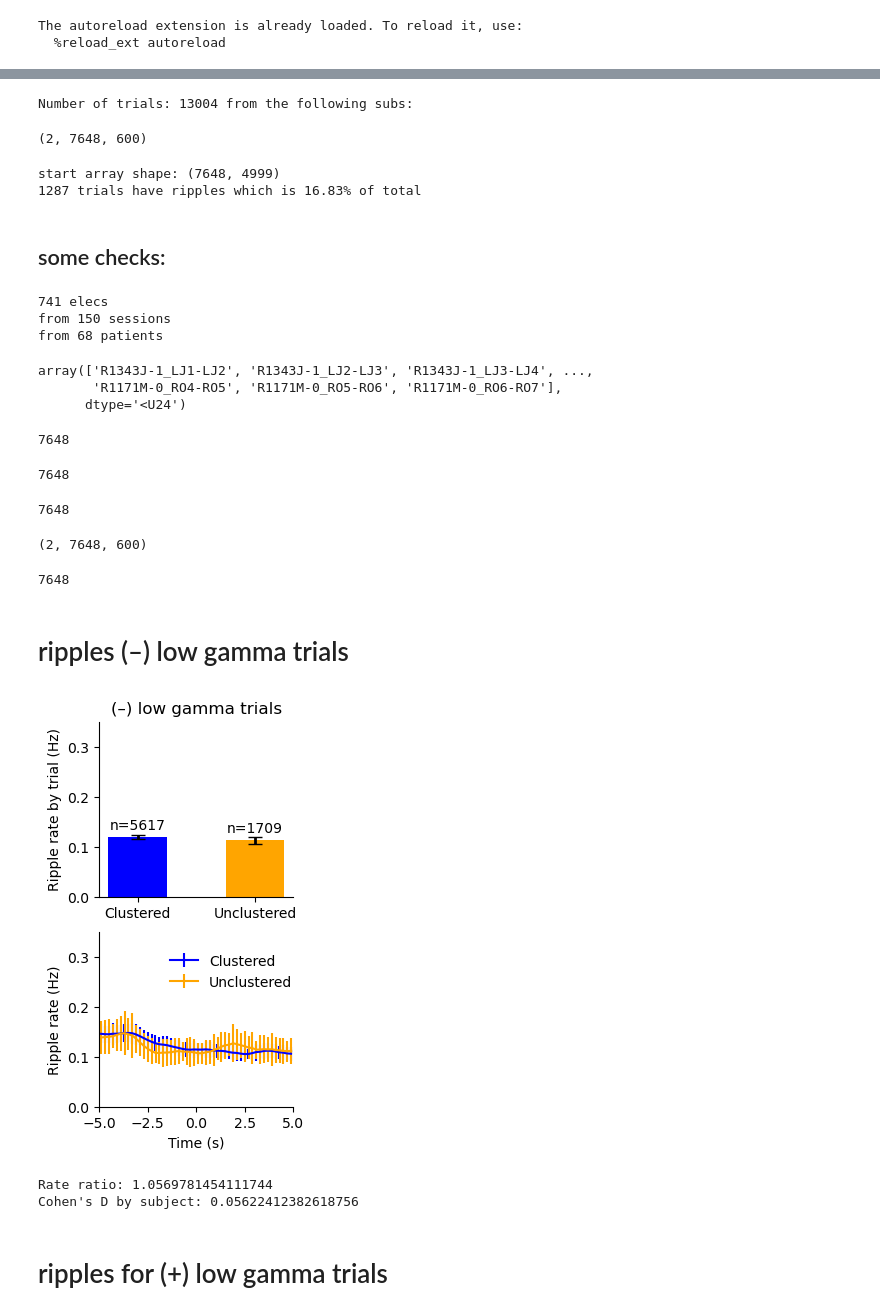
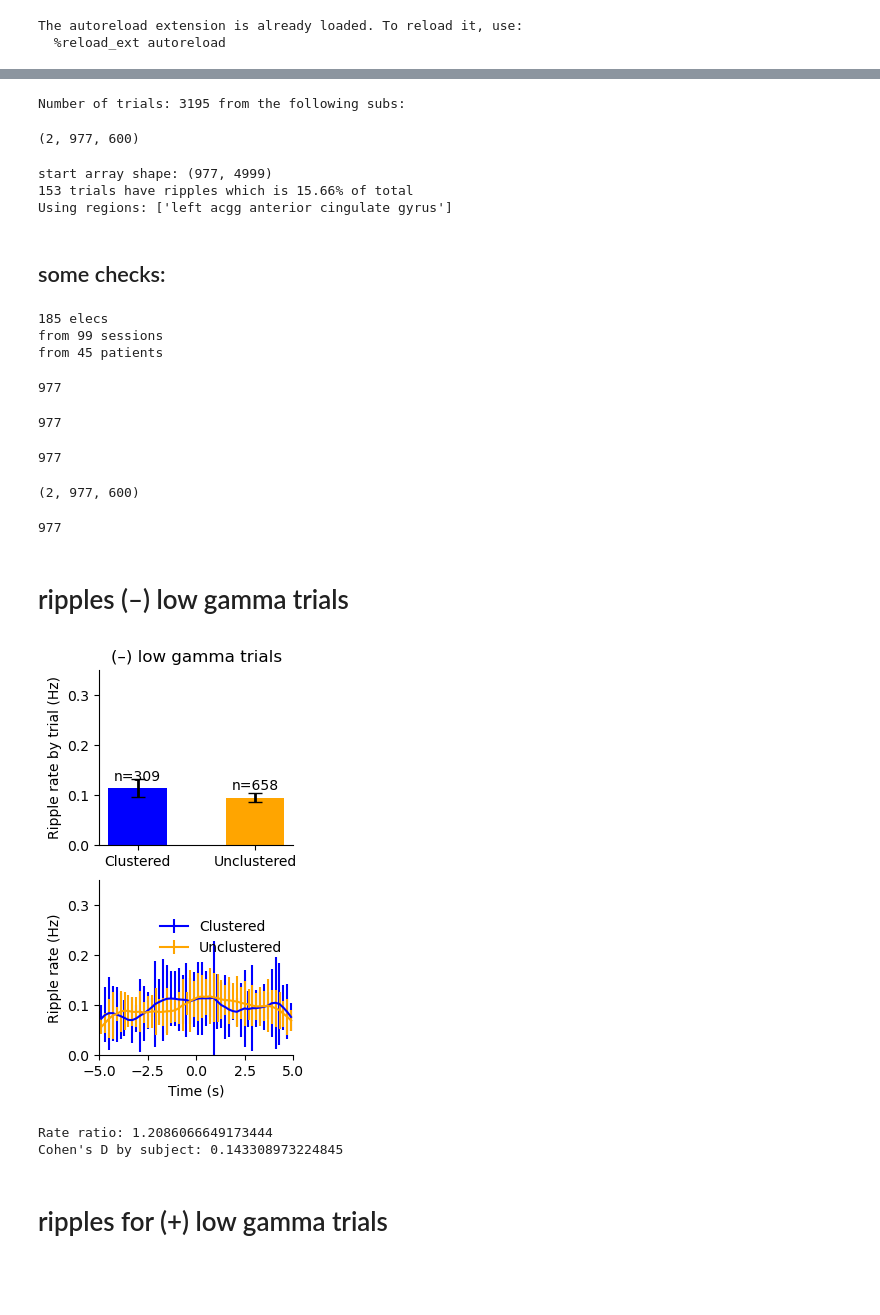
Before and after one commit to jjsakon/SWRrefactored, a Jupyter notebook: code/rippleByGammaThetaPlots.ipynb, the cells around one changed output, grey strips where cells are left out. Cells and saved outputs as stored; diff of their text form; code cells hidden in the pictures; blank space fills up the shorter version.

Commit message:
2024-10-24 updated code to select subregions at ipynb level

```diff
--- a/code/rippleByGammaThetaPlots.ipynb
+++ b/code/rippleByGammaThetaPlots.ipynb
@@ -45,7 +45,10 @@ The autoreload extension is already loaded. To reload it, use:
 # %%
 # for now the plotting code only works with one region at a time
 region_name = ['ACC_OF'] # ['ENT'] # ['AMY'] ['HPC'] ['ACC_OF']
-subregion = ['ca1'] #['ca1'] # can use [''] to select ALL subregions
+subregion = ['acgg']
+# [''] for all subregions
+# HPC: ['ca1'],['dg'],
+# FC: ['acgg'],['org'],['mfc'],['gre']
 task = 'catFR1' # 'catFR1'
 savePath = f'{base}/figures/'
 
@@ -64,7 +69,7 @@ load_anew = 0 # load power_z anew without saving or loading from previous runs
 for encoding_mode in encoding_mode_arr:
 
     dd_trials = load_data_np(encoding_mode,task,
-        region_name=region_name, train_only=False, subregion=subregion)
+        region_name=region_name, train_only=False) #, subregion=['']) stop including subregion since I now select it below
 
     region_str = region_name[0]
     subregion_str = subregion[0]
@@ -178,7 +161,7 @@ array(['R1041M', 'R1045E', 'R1061T', 'R1074M', 'R1105E', 'R1106M',
 # %%
 gamma_sd_thresh = -12.0
-remove_first_recalls = 2 # 1 means remove 1st, 2 means keep ONLY first, other for all
-left_only = 2 # 1 for left, 2 for right, other for all
+remove_first_recalls = 1 # 1 means remove 1st, 2 means keep ONLY first, other for all
+left_only = 1 # 1 for left, 2 for right, other for all
 
 # select a patient?
 patient_idx = -1 # -1 means all
@@ -195,6 +178,11 @@ if left_only == 1:
 elif left_only == 2:
     right_index = ['right' in elec for elec in dd_trials['elec_names']]
     sub_idxs = right_index  & sub_idxs
+
+# select subregion
+if subregion != ['']:
+    subregion_idxs = np.char.find(dd_trials['elec_names'],subregion[0]) != -1
+    sub_idxs = sub_idxs & subregion_idxs
 
 print(f'Number of trials: {sum(sub_idxs)} from the following subs:')
 # np.unique(dd_trials['subj'][sub_idxs])
@@ -271,13 +259,16 @@ df = pd.DataFrame({
     'session': dd_trials['sess'][final_sub_idxs],
     'subject': dd_trials['subj'][final_sub_idxs],
     'elec_labels': dd_trials['elec_labels'][final_sub_idxs],
-    'low_gamma': z_low_gamma_trials,
+    'subregions': dd_trials['elec_names'][final_sub_idxs],
+    'low_gamma': z_low_gamma_trials # sub_Zs already indexed
 })
+print(f'Using regions: {np.unique(df.subregions)}')
 # %% [output]
-Number of trials: 13004 from the following subs:
+Number of trials: 3195 from the following subs:
-(2, 7648, 600)
+(2, 977, 600)
-start array shape: (7648, 4999)
-1287 trials have ripples which is 16.83% of total
+start array shape: (977, 4999)
+153 trials have ripples which is 15.66% of total
+Using regions: ['left acgg anterior cingulate gyrus']
 # %% [markdown]
 ## some checks:
 # %%
@@ -309,24 +300,21 @@ if save_sub_sess_info == 1:
             'AMY_sub': AMY_sub
         }, f)
 
-dd_trials['elec_labels']
+# dd_trials['elec_labels']
 len(dd_trials['elec_labels'][final_sub_idxs])
 len(dd_trials['subj'][final_sub_idxs])
 len(dd_trials['sess'][final_sub_idxs])
 np.shape(sub_Zs)
 len(sub_clust_ID)
 # %% [output]
-741 elecs
-from 150 sessions
-from 68 patients
+185 elecs
+from 99 sessions
+from 45 patients
-array(['R1343J-1_LJ1-LJ2', 'R1343J-1_LJ2-LJ3', 'R1343J-1_LJ3-LJ4', ...,
-       'R1171M-0_RO4-RO5', 'R1171M-0_RO5-RO6', 'R1171M-0_RO6-RO7'],
-      dtype='<U24')
+977
-7648
+977
-7648
+977
-7648
+(2, 977, 600)
-(2, 7648, 600)
+977
-7648
 # %% [markdown]
 # ripples (–) low gamma trials
 # %%
@@ -444,37 +432,37 @@ ax_psth = fig.add_subplot(gs[1, :])
 ax_psth.errorbar(bin_centers / 1000-0.01, ripple_PSTH_clustered, yerr=se_clustered, label='Clustered', color=palette['Clustered'], capsize=0)
 ax_psth.errorbar(bin_centers / 1000, ripple_PSTH_unclustered, yerr=se_unclustered, label='Unclustered', color=palette['Unclustered'], capsize=0)
 if encoding_mode == 1:
     ax_psth.errorbar(bin_centers / 1000+0.01, ripple_PSTH_not_recalled, yerr=se_not_recalled, label='Not Recalled', color=palette['Not Recalled'], capsize=0)
     ax_psth.axvline(x=0.0, color='black', linestyle='--')
     ax_psth.axvline(x=1.6, color='black', linestyle='--')
     ax_psth.set_xlim(-0.28, 2.08)
 elif encoding_mode == 0:
     ax_psth.set_xlim(-(end_cutoff-1000)/1000, (end_cutoff-1000)/1000)
 ax_psth.set_xlabel('Time (s)')
 ax_psth.set_ylim(0, bar_ylimits[1])
 ax_psth.set_ylabel('Ripple rate (Hz)')
 ax_psth.spines['right'].set_visible(False)
 ax_psth.spines['top'].set_visible(False)
 
 # Add legend to the bottom plot
-ax_psth.legend(bbox_to_anchor=(0.3,0.6), frameon=False)
+ax_psth.legend(bbox_to_anchor=(0.25,0.5), frameon=False)
 
 # plt.tight_layout()
 plt.show()
 print(f'Rate ratio: {(np.mean(mean_ripple_clustered)/np.mean(mean_ripple_unclustered))}')
 average_ripple_rate_by_subject = df.groupby('subject')['ripple_rate'].mean().values
 average_ripple_rate_by_subject = average_ripple_rate_by_subject[average_ripple_rate_by_subject>=0.1] # to properly estimate std
 print(f"Cohen's D by subject: {(np.mean(mean_ripple_clustered)-np.mean(mean_ripple_unclustered))/np.std(average_ripple_rate_by_subject)}")
 # mean_ripple_clustered[mean_ripple_clustered>1]=1
 # mean_ripple_unclustered[mean_ripple_unclustered>1]=1
 # mean_ripple_not_recalled[mean_ripple_not_recalled>1]=1
 # print(f'Odds ratio of binarized: {(sum(mean_ripple_clustered)*sum(mean_ripple_unclustered==0))/(sum(mean_ripple_unclustered)*sum(mean_ripple_clustered==0))}')
 
 a=1;
 # %% [output]
-[figure, old version]
+[figure, new version]
-Rate ratio: 1.0569781454111744
-Cohen's D by subject: 0.05622412382618756
+Rate ratio: 1.2086066649173444
+Cohen's D by subject: 0.143308973224845
 # %% [markdown]
 # ripples for (+) low gamma trials
 # %%
```
Also changed, not shown: parts of 5 cells of this notebook, 5 other files.
